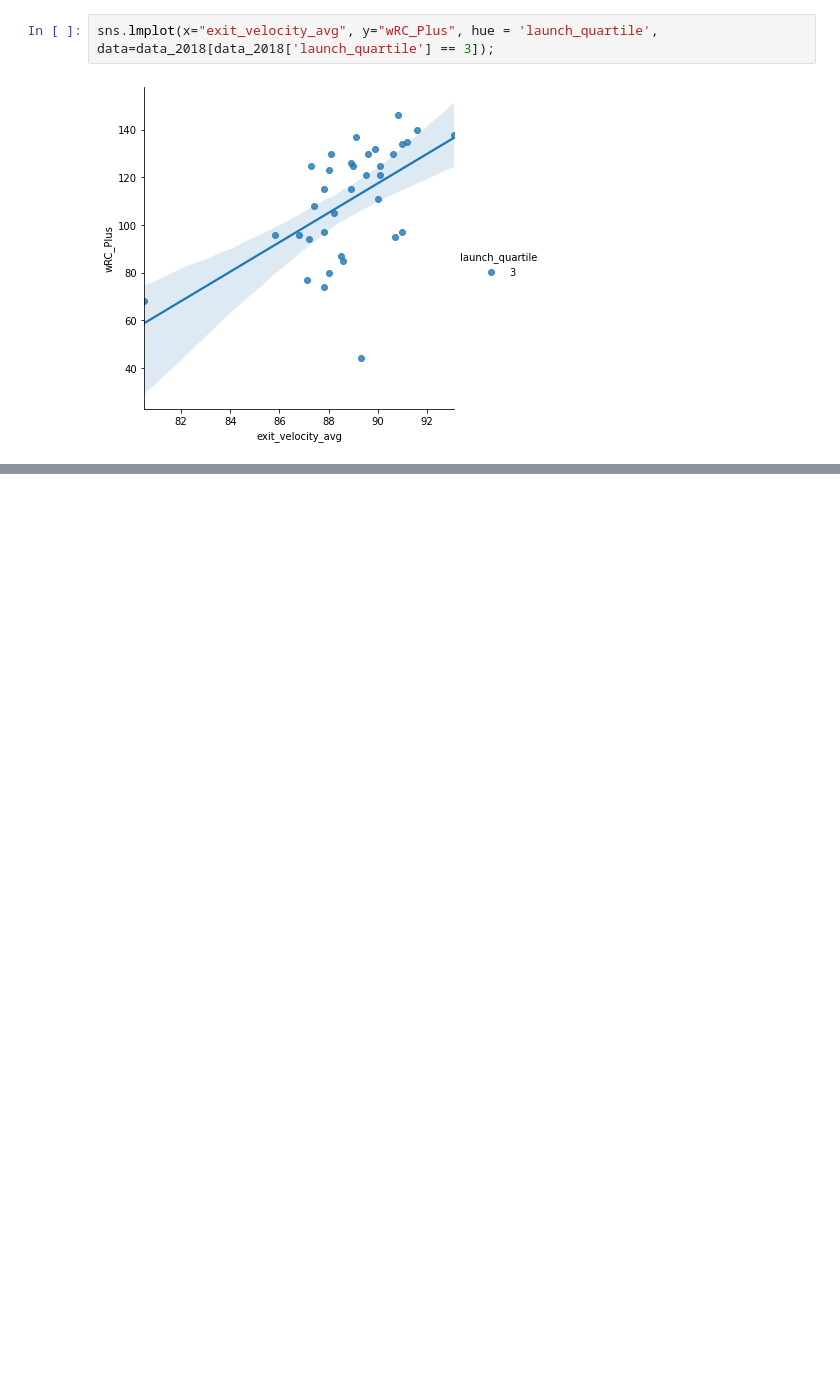
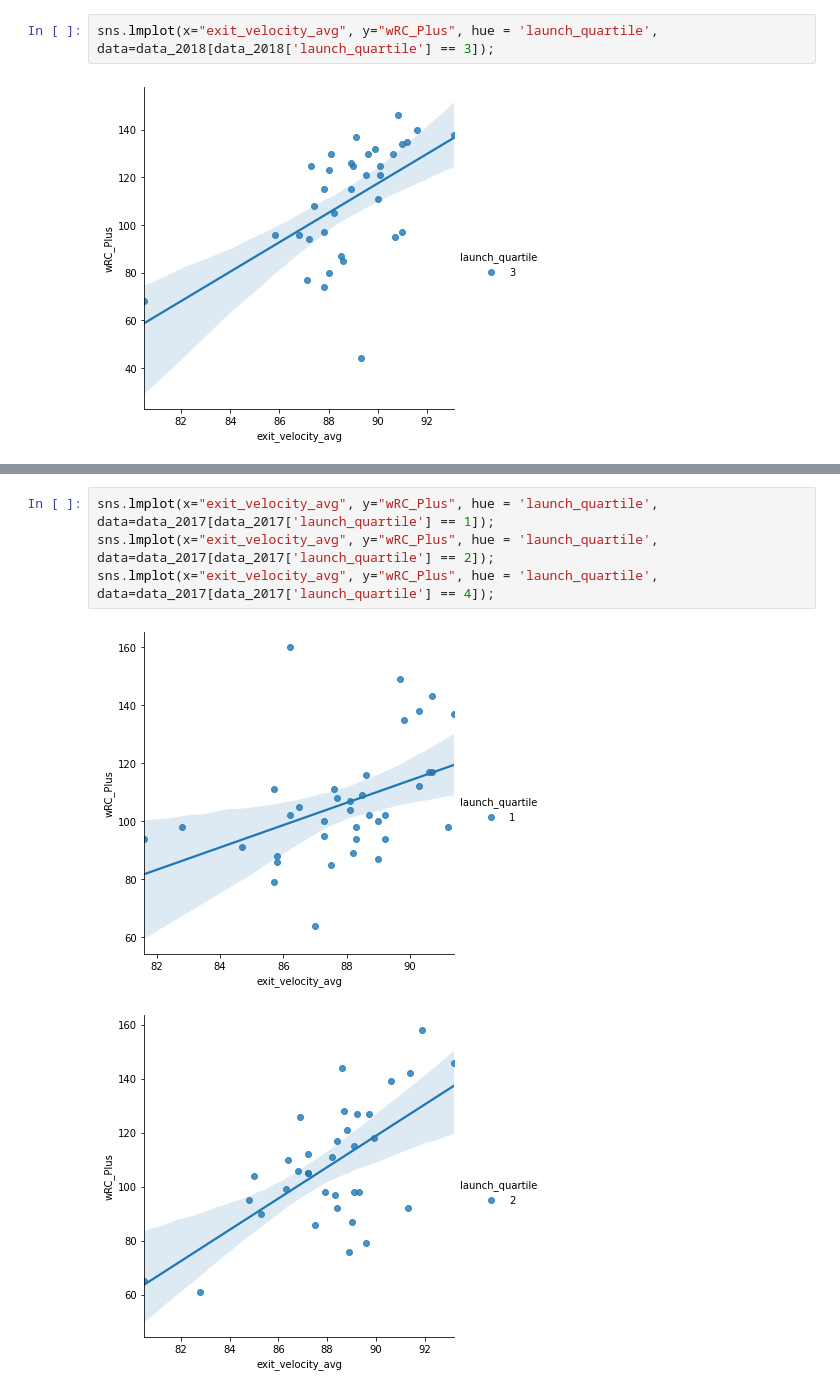
Before and after one commit to GeoffreyBrann/info2950, a Jupyter notebook: phase_4_launch_ange.ipynb, the cells around one changed output, grey strips where cells are left out. Cells and saved outputs as stored; diff of their text form; blank space fills up the shorter version.

```diff
--- a/phase_4_launch_ange.ipynb
+++ b/phase_4_launch_ange.ipynb
@@ -227,0 +258,7 @@ sns.lmplot(x="exit_velocity_avg", y="wRC_Plus", hue = 'launch_quartile', data=da
+# %%
+sns.lmplot(x="exit_velocity_avg", y="wRC_Plus", hue = 'launch_quartile', data=data_2017[data_2017['launch_quartile'] == 1]);
+sns.lmplot(x="exit_velocity_avg", y="wRC_Plus", hue = 'launch_quartile', data=data_2017[data_2017['launch_quartile'] == 2]);
+sns.lmplot(x="exit_velocity_avg", y="wRC_Plus", hue = 'launch_quartile', data=data_2017[data_2017['launch_quartile'] == 4]);
+# %% [output]
+[figure, added]
+[figure, added]
```
Also changed, not shown: parts of 20 cells of this notebook.
